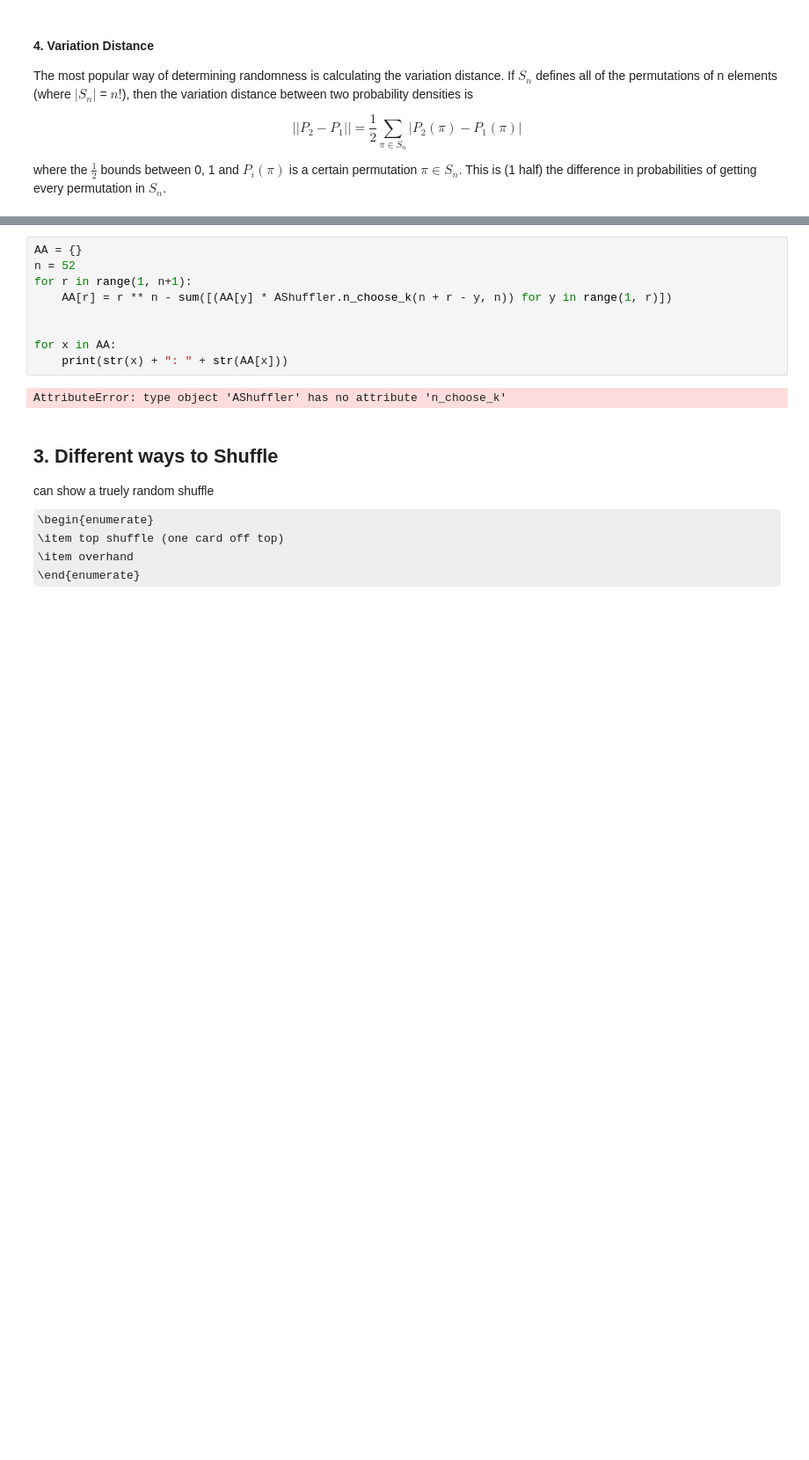
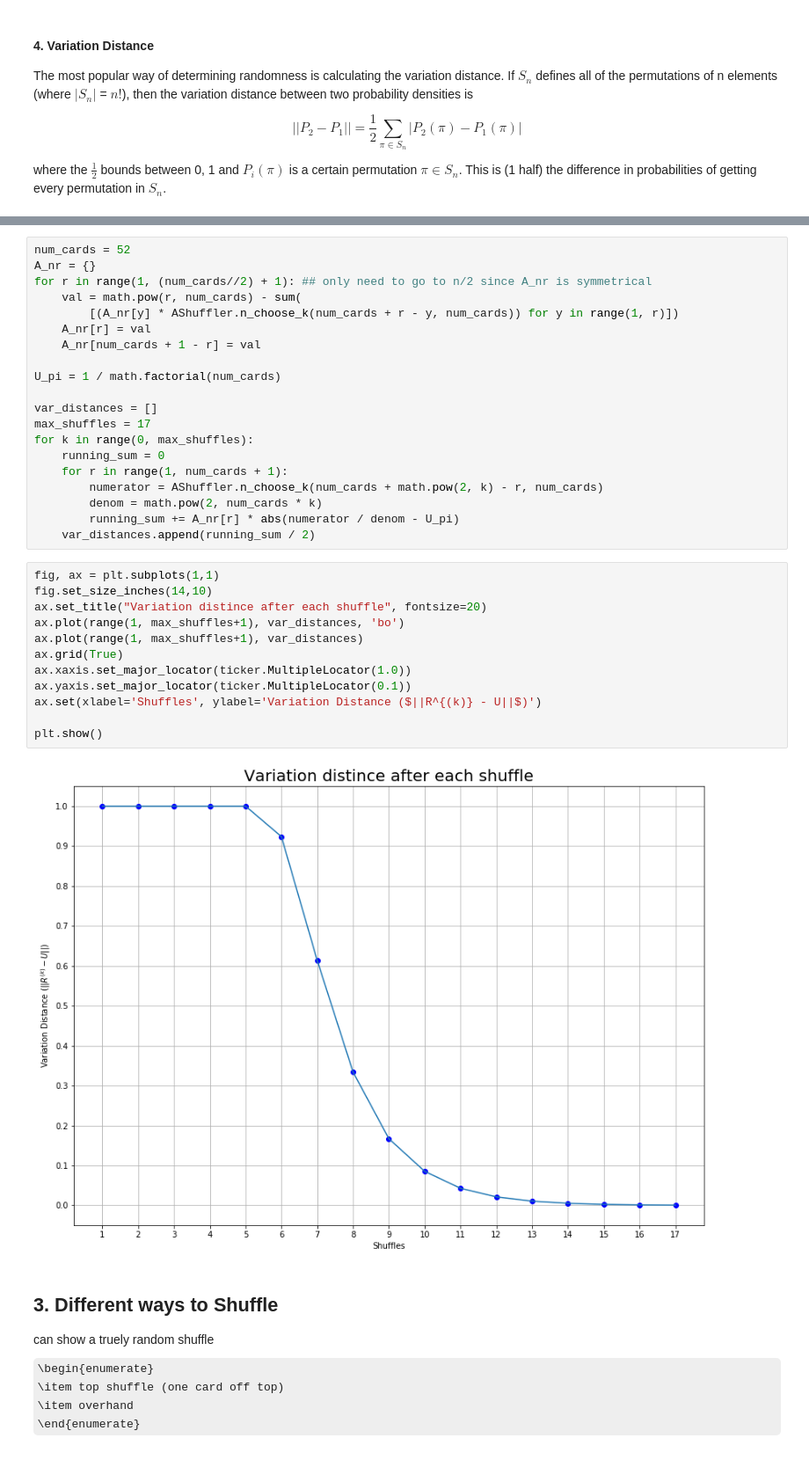
Before and after one commit to nietsxela/RandomShuffler, a Jupyter notebook: RandomShuffles.ipynb, the cells around one changed output, grey strips where cells are left out. Shown: that part at 88% size. Drawn from its saved outputs; the diff is of its cells as text; some formulas as TeX source; blank space fills up the shorter version.

```diff
--- a/RandomShuffles.ipynb
+++ b/RandomShuffles.ipynb
@@ -122,15 +128,38 @@ $$A_{n,r} = r^n - \sum_{j = 1}^{r - 1} {{n + r - j} \choose n}A_{n,j}$$
 What we have done is use the proportion of permutations that can occur after $k$ shuffles that contain each number of rising sequences $r$ to provide a probability density over the possible permutations after $k$ shuffles.  This then allows us to cleanly take the variations distance without needing to enumerate the individual probabilities of getting each of the $n!$ permutations after $k$ shuffles.  We take advantage of the fact that many permutations with certain numbers of rising sequences have calculatable probabilities after $k$ shuffles (while many are not possible at all).
-# %%
-AA = {}
-n = 52
-for r in range(1, n+1):
-    AA[r] = r ** n - sum([(AA[y] * AShuffler.n_choose_k(n + r - y, n)) for y in range(1, r)])
-
-
-for x in AA:
-    print(str(x) + ": " + str(AA[x]))
-# %% [output]
-AttributeError: type object 'AShuffler' has no attribute 'n_choose_k'
+# %%
+num_cards = 52
+A_nr = {}
+for r in range(1, (num_cards//2) + 1): ## only need to go to n/2 since A_nr is symmetrical
+    val = math.pow(r, num_cards) - sum(
+        [(A_nr[y] * AShuffler.n_choose_k(num_cards + r - y, num_cards)) for y in range(1, r)])
+    A_nr[r] = val
+    A_nr[num_cards + 1 - r] = val
+
+U_pi = 1 / math.factorial(num_cards)
+
+var_distances = []
+max_shuffles = 17
+for k in range(0, max_shuffles):
+    running_sum = 0
+    for r in range(1, num_cards + 1):
+        numerator = AShuffler.n_choose_k(num_cards + math.pow(2, k) - r, num_cards)
+        denom = math.pow(2, num_cards * k)
+        running_sum += A_nr[r] * abs(numerator / denom - U_pi)
+    var_distances.append(running_sum / 2)
+# %%
+fig, ax = plt.subplots(1,1)
+fig.set_size_inches(14,10)
+ax.set_title("Variation distince after each shuffle", fontsize=20)
+ax.plot(range(1, max_shuffles+1), var_distances, 'bo')
+ax.plot(range(1, max_shuffles+1), var_distances)
+ax.grid(True)
+ax.xaxis.set_major_locator(ticker.MultipleLocator(1.0))
+ax.yaxis.set_major_locator(ticker.MultipleLocator(0.1))
+ax.set(xlabel='Shuffles', ylabel='Variation Distance ($||R^{(k)} - U||$)')
+
+plt.show()
+# %% [output]
+[figure, added]
 # %% [markdown]
 ## 3. Different ways to Shuffle
 
```
Also changed, not shown: parts of 3 cells of this notebook, 8 other files.
